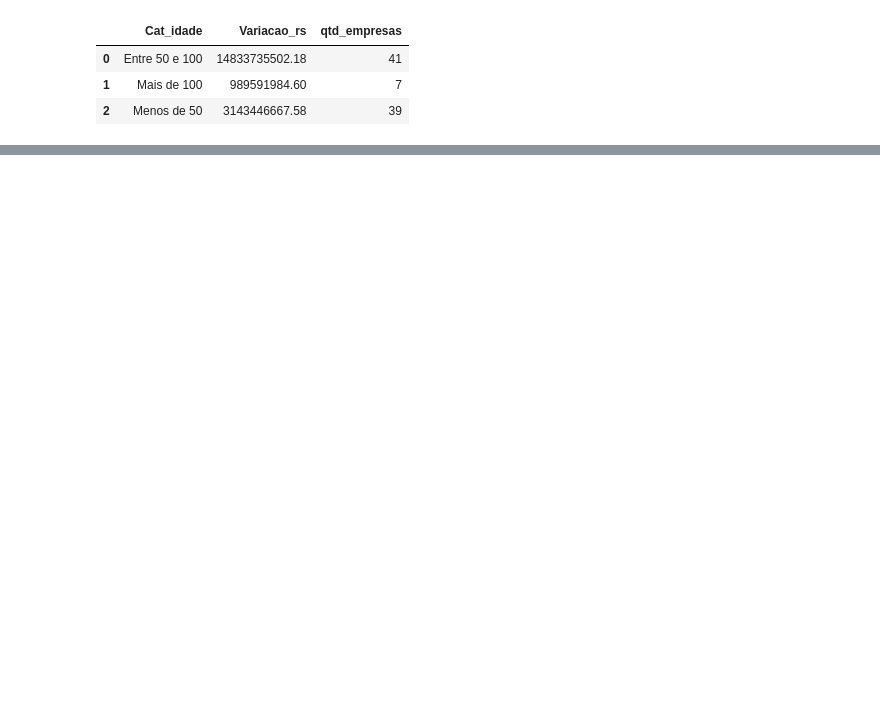
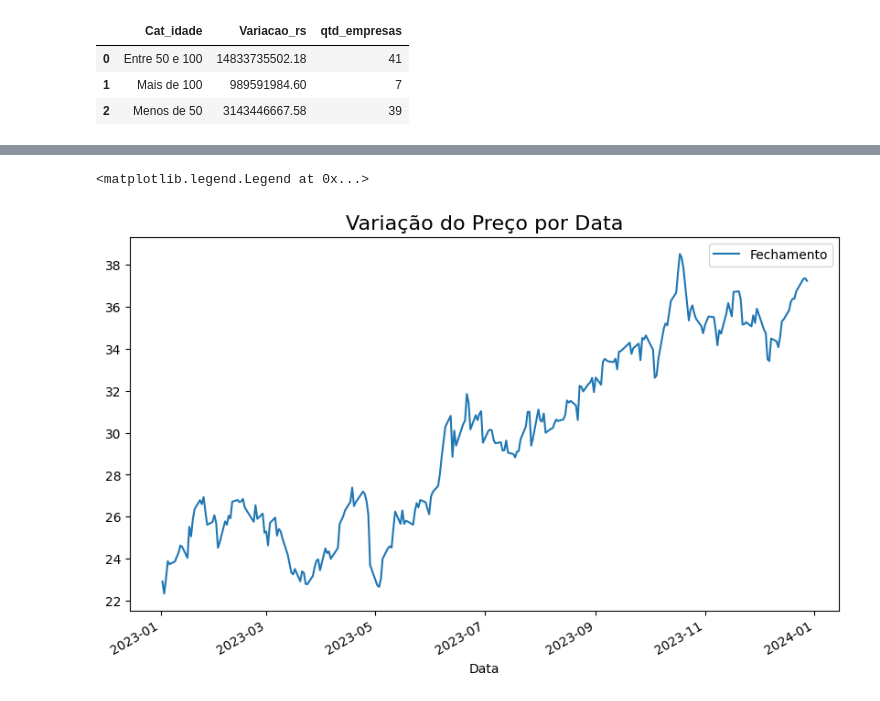
Before and after one commit to cazani/Imersao_Python_Alura_2024, a Jupyter notebook: Imersão_Python_Aulas.ipynb, the cells around one changed output, grey strips where cells are left out. Cells and saved outputs as stored; diff of their text form; code cells hidden in the pictures; blank space fills up the shorter version.

```diff
--- a/Imersão_Python_Aulas.ipynb
+++ b/Imersão_Python_Aulas.ipynb
@@ -431,3 +457,6 @@ fig.update_traces(texttemplate='R$ %{x:,.2f}')
 fig.show()
 # %% [output]
 [interactive output not drawn]
+# %%
+dados = yf.download('PETR4.SA', start='2023-01-01', end='2023-12-31')
+dados
@@ -433,0 +479,3 @@ fig.show()
+# %%
+dados.columns = ['Abertura', 'Maximo', 'Minimo', 'Fechamento', 'Fech_Ajust', 'Volume']
+dados
@@ -433,0 +497,3 @@ fig.show()
+# %%
+dados = dados.rename_axis('Data')
+dados
@@ -433,0 +515,7 @@ fig.show()
+# %%
+dados['Fechamento'].plot(figsize=(10,6))
+plt.title('Variação do Preço por Data', fontsize=16)
+plt.legend(['Fechamento'])
+# %% [output]
+<matplotlib.legend.Legend at 0x...>
+[figure, added]
```
Also changed, not shown: parts of 14 cells of this notebook.
